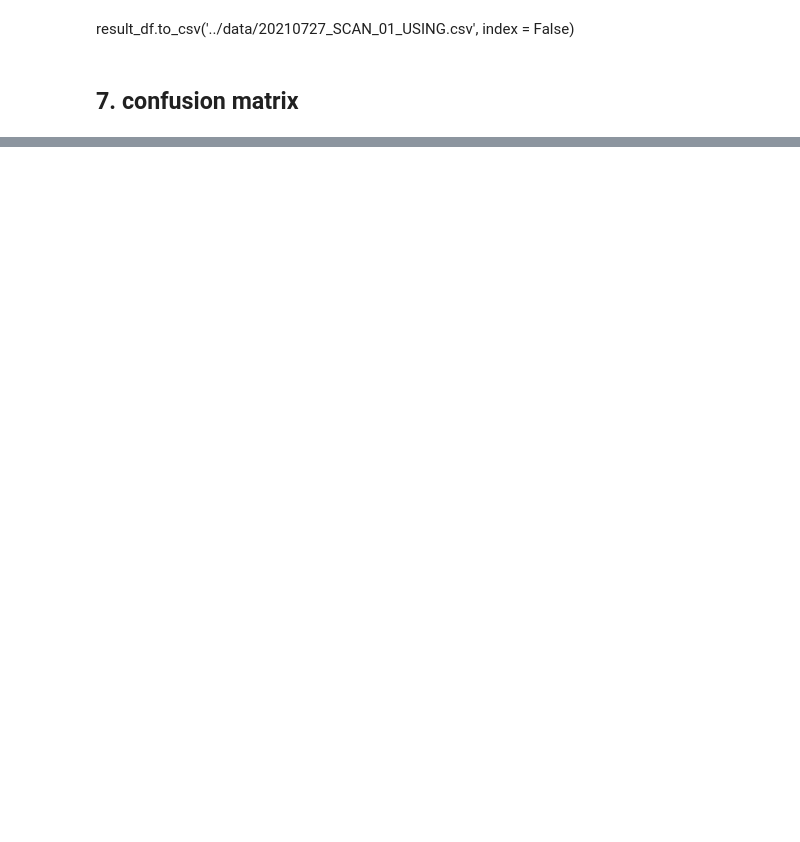
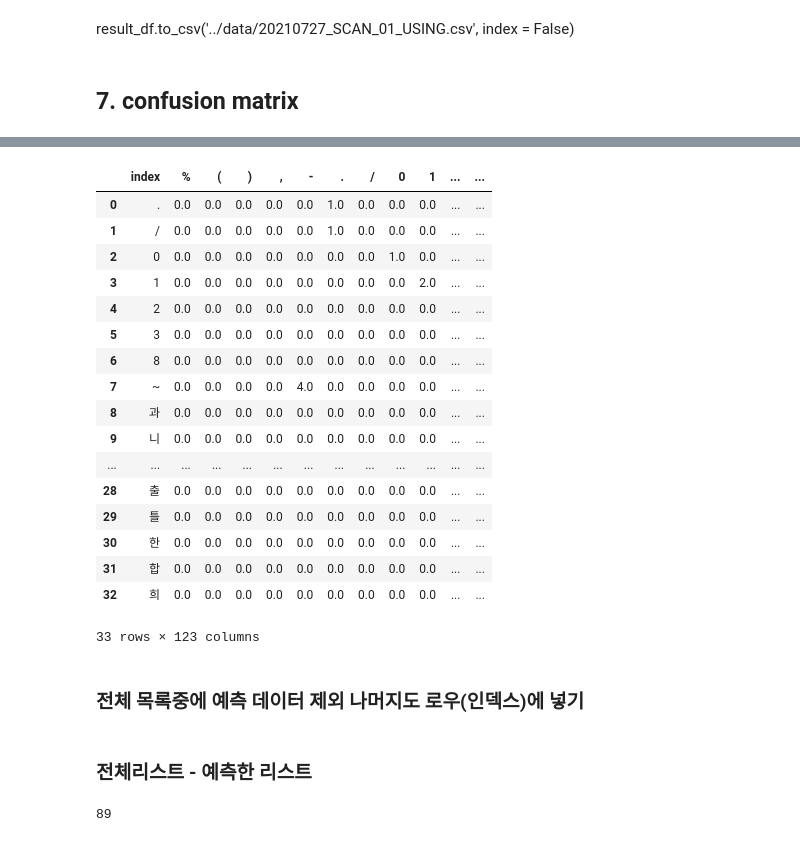
Before and after one commit to surim-wang/kidney, a Jupyter notebook: source/20210725_labelme_json2dataset_ver1.0.ipynb, the cells around one changed output, grey strips where cells are left out. Saved outputs shown, nothing was run; the diff lists cells and outputs as text; code cells hidden in the pictures; blank space fills up the shorter version.

```diff
--- a/source/20210725_labelme_json2dataset_ver1.0.ipynb
+++ b/source/20210725_labelme_json2dataset_ver1.0.ipynb
@@ -517,0 +581,24 @@ result_df.to_csv('../data/20210727_SCAN_01_USING.csv', index = False)
+# %%
+pivot_df = pivot_df.reset_index()
+pivot_df
+# %% [output]
+|  | index | % | ( | ) | , | - | . | / | 0 | 1 | ... | ... |
+| 0 | . | 0.0 | 0.0 | 0.0 | 0.0 | 0.0 | 1.0 | 0.0 | 0.0 | 0.0 | ... | ... |
+| 1 | / | 0.0 | 0.0 | 0.0 | 0.0 | 0.0 | 1.0 | 0.0 | 0.0 | 0.0 | ... | ... |
+| 2 | 0 | 0.0 | 0.0 | 0.0 | 0.0 | 0.0 | 0.0 | 0.0 | 1.0 | 0.0 | ... | ... |
+| 3 | 1 | 0.0 | 0.0 | 0.0 | 0.0 | 0.0 | 0.0 | 0.0 | 0.0 | 2.0 | ... | ... |
+| 4 | 2 | 0.0 | 0.0 | 0.0 | 0.0 | 0.0 | 0.0 | 0.0 | 0.0 | 0.0 | ... | ... |
+| 5 | 3 | 0.0 | 0.0 | 0.0 | 0.0 | 0.0 | 0.0 | 0.0 | 0.0 | 0.0 | ... | ... |
+| 6 | 8 | 0.0 | 0.0 | 0.0 | 0.0 | 0.0 | 0.0 | 0.0 | 0.0 | 0.0 | ... | ... |
+| 7 | ~ | 0.0 | 0.0 | 0.0 | 0.0 | 4.0 | 0.0 | 0.0 | 0.0 | 0.0 | ... | ... |
+| 8 | 과 | 0.0 | 0.0 | 0.0 | 0.0 | 0.0 | 0.0 | 0.0 | 0.0 | 0.0 | ... | ... |
+| 9 | 니 | 0.0 | 0.0 | 0.0 | 0.0 | 0.0 | 0.0 | 0.0 | 0.0 | 0.0 | ... | ... |
+| ... | ... | ... | ... | ... | ... | ... | ... | ... | ... | ... | ... | ... |
+| 28 | 출 | 0.0 | 0.0 | 0.0 | 0.0 | 0.0 | 0.0 | 0.0 | 0.0 | 0.0 | ... | ... |
+| 29 | 틀 | 0.0 | 0.0 | 0.0 | 0.0 | 0.0 | 0.0 | 0.0 | 0.0 | 0.0 | ... | ... |
+| 30 | 한 | 0.0 | 0.0 | 0.0 | 0.0 | 0.0 | 0.0 | 0.0 | 0.0 | 0.0 | ... | ... |
+| 31 | 합 | 0.0 | 0.0 | 0.0 | 0.0 | 0.0 | 0.0 | 0.0 | 0.0 | 0.0 | ... | ... |
+| 32 | 희 | 0.0 | 0.0 | 0.0 | 0.0 | 0.0 | 0.0 | 0.0 | 0.0 | 0.0 | ... | ... |
+33 rows × 123 columns
+# %% [markdown]
+### 전체 목록중에 예측 데이터 제외 나머지도 로우(인덱스)에 넣기
@@ -517,0 +608,2 @@ result_df.to_csv('../data/20210727_SCAN_01_USING.csv', index = False)
+# %% [markdown]
+### 전체리스트 - 예측한 리스트
@@ -517,0 +612,4 @@ result_df.to_csv('../data/20210727_SCAN_01_USING.csv', index = False)
+# %%
+len(a_sub_b)
+# %% [output]
+89
```
Also changed, not shown: parts of 38 cells of this notebook, 2 other files.
